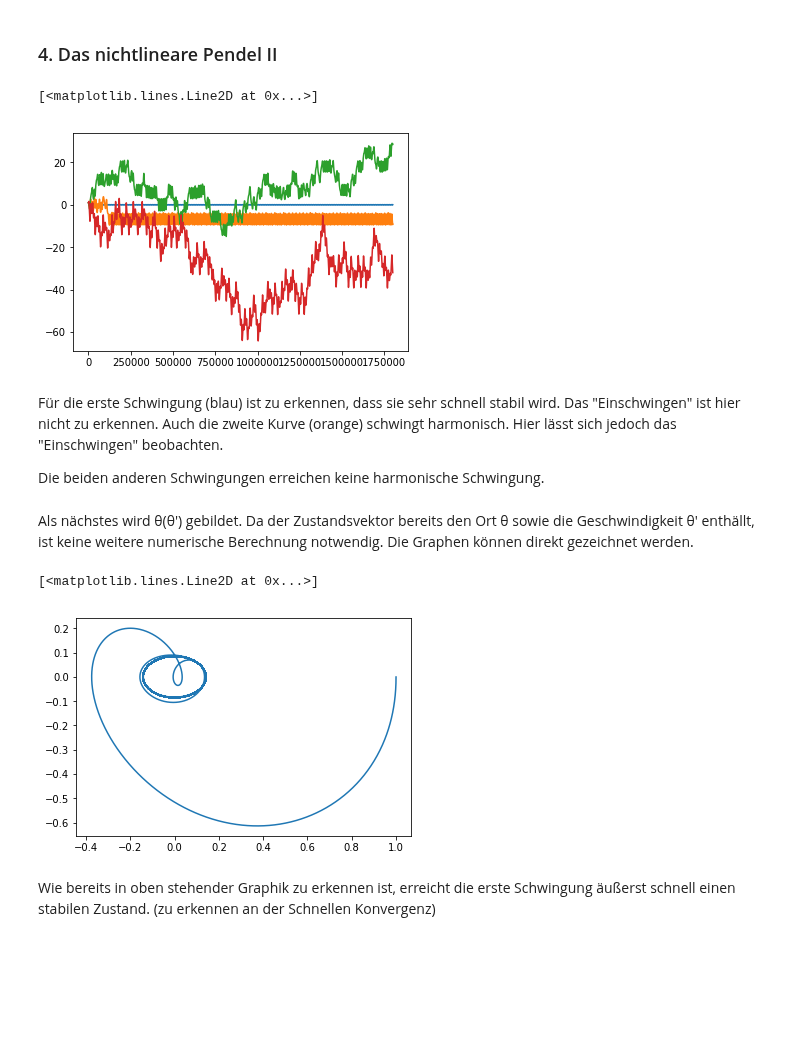
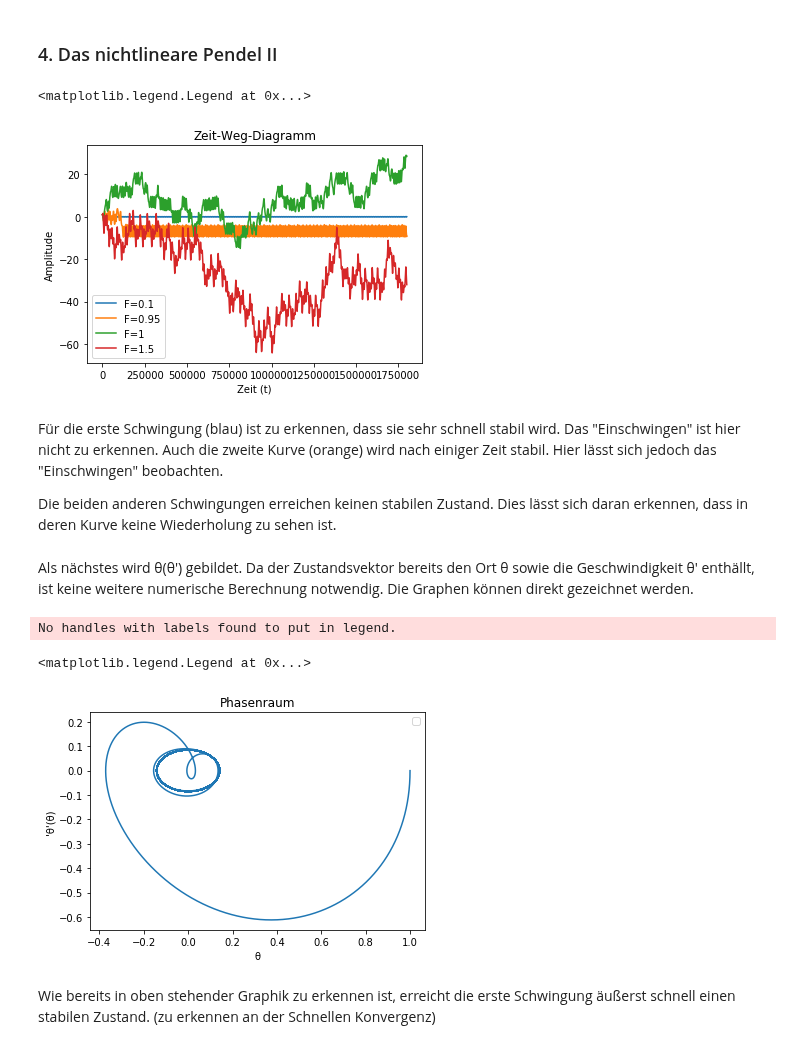
Before and after one commit to darenegade/modellbildung, a Jupyter notebook: Abgabe 3/Aufgabe3-4.ipynb, the cells around one changed output. Saved outputs shown, nothing was run; the diff lists cells and outputs as text; code cells hidden in the pictures; blank space fills up the shorter version.

```diff
--- a/Abgabe 3/Aufgabe3-4.ipynb
+++ b/Abgabe 3/Aufgabe3-4.ipynb
@@ -101,51 +109,62 @@ Es ist zu sehen, dass sich die bisherige Schwingung mit dem hinzugefügten Teil
 # %%
 z1=[[1,0]]
 z2=[[1,0]]
 z3=[[1,0]]
 z4=[[1,0]]
 
 dt = 0.001
 
 F1 = 0.1
 F2 = 0.95
 F3 = 1
 F4 = 1.5
 
 t = 0.0
 tmax = 1800
 
 def calcNext(zinner, Finner):
     dz =   [zinner[-1][1], Finner * math.cos(0.6 * t) - 0.5 * zinner[-1][1] - math.sin(zinner[-1][0])]
     znew = [zinner[-1][0] + dz[0] * dt , zinner[-1][1] + dz[1] * dt]
     zinner.append(znew)
 
 
 while t < tmax:
     t = t + dt
     calcNext(z1, F1);
     calcNext(z2, F2);
     calcNext(z3, F3);
     calcNext(z4, F4);
 
-plt.plot(range(0,len(z1)), [element[0] for element in z1])
-plt.plot(range(0,len(z2)), [element[0] for element in z2])
-plt.plot(range(0,len(z3)), [element[0] for element in z3])
-plt.plot(range(0,len(z4)), [element[0] for element in z4])
+plt.plot(range(0,len(z1)), [element[0] for element in z1], label='F=' + str(F1))
+plt.plot(range(0,len(z2)), [element[0] for element in z2], label='F=' + str(F2))
+plt.plot(range(0,len(z3)), [element[0] for element in z3], label='F=' + str(F3))
+plt.plot(range(0,len(z4)), [element[0] for element in z4], label='F=' + str(F4))
+
+plt.title('Zeit-Weg-Diagramm')
+plt.xlabel('Zeit (t)')
+plt.ylabel('Amplitude')
+plt.legend()
 # %% [output]
-[<matplotlib.lines.Line2D at 0x...>]
+<matplotlib.legend.Legend at 0x...>
-[figure, old version]
+[figure, new version]
 # %% [markdown]
 Für die erste Schwingung (blau) ist zu erkennen, dass sie sehr schnell stabil wird. Das "Einschwingen" ist hier nicht zu erkennen.
-Auch die zweite Kurve (orange) schwingt harmonisch. Hier lässt sich jedoch das "Einschwingen" beobachten.
+Auch die zweite Kurve (orange) wird nach einiger Zeit stabil. Hier lässt sich jedoch das "Einschwingen" beobachten.
 
-Die beiden anderen Schwingungen erreichen keine harmonische Schwingung.
+Die beiden anderen Schwingungen erreichen keinen stabilen Zustand. Dies lässt sich daran erkennen, dass in deren Kurve keine Wiederholung zu sehen ist.
 # %% [markdown]
 Als nächstes wird θ(θ') gebildet. Da der Zustandsvektor bereits den Ort θ sowie die Geschwindigkeit θ' enthällt, ist keine weitere numerische Berechnung notwendig. Die Graphen können direkt gezeichnet werden.
 # %%
 plt.plot([element[0] for element in z1], [element[1] for element in z1])
+
+plt.title('Phasenraum')
+plt.xlabel("θ")
+plt.ylabel("θ'(θ)")
+plt.legend()
 # %% [output]
-[<matplotlib.lines.Line2D at 0x...>]
+No handles with labels found to put in legend.
+<matplotlib.legend.Legend at 0x...>
-[figure, old version]
+[figure, new version]
 # %% [markdown]
 Wie bereits in oben stehender Graphik zu erkennen ist, erreicht die erste Schwingung äußerst schnell einen stabilen Zustand. (zu erkennen an der Schnellen Konvergenz)
 # %%
```
Also changed, not shown: parts of 2 cells of this notebook.
